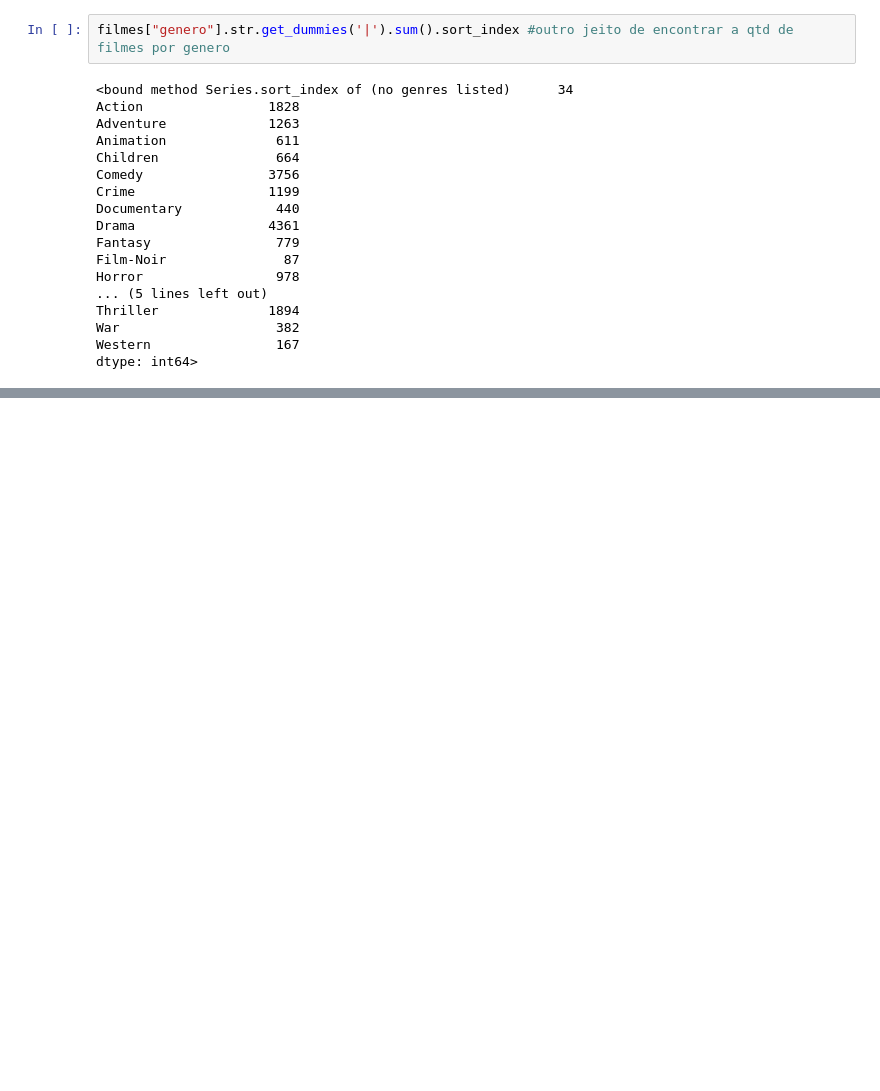
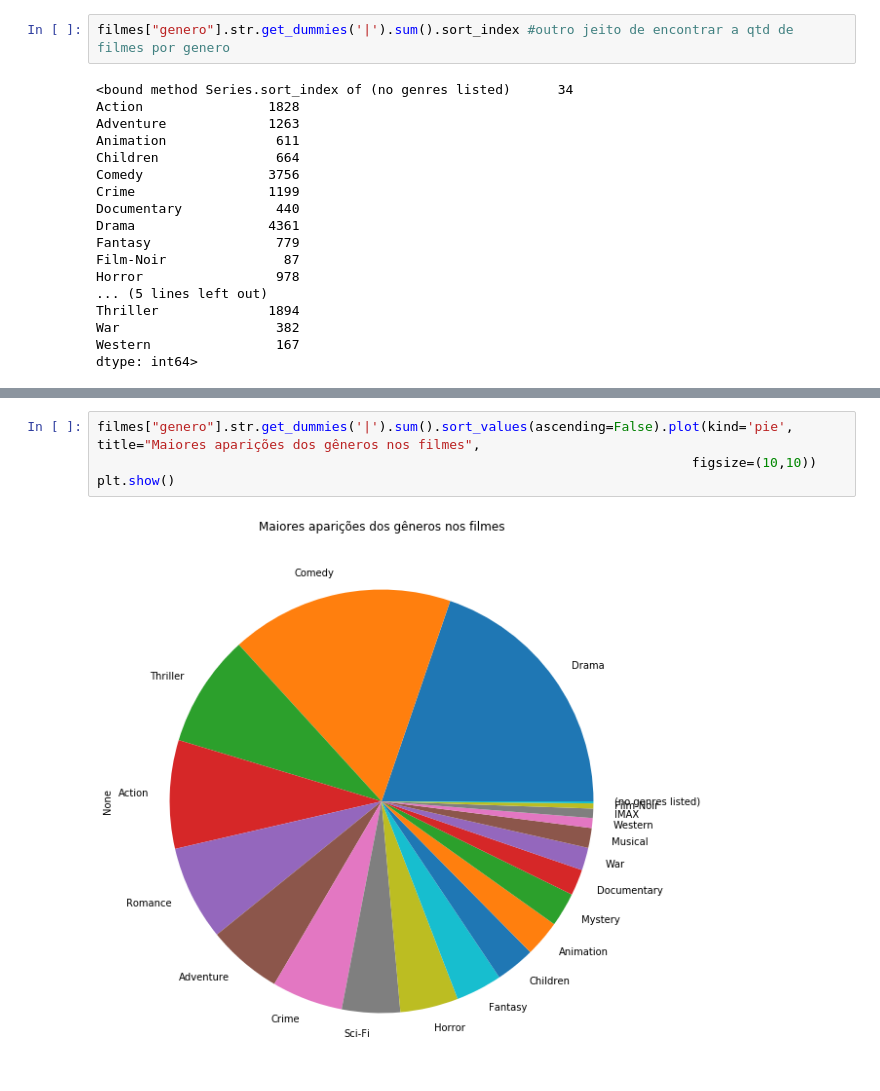
Before and after one commit to enzofuji/projects-of-data-science, a Jupyter notebook: aula01-e-aula02/aula01-e-aula02-filmes.ipynb, the cells around one changed output, grey strips where cells are left out. Drawn from its saved outputs; the diff is of its cells as text; blank space fills up the shorter version.

```diff
--- a/aula01-e-aula02/aula01-e-aula02-filmes.ipynb
+++ b/aula01-e-aula02/aula01-e-aula02-filmes.ipynb
@@ -748,0 +749,6 @@ dtype: int64>
+# %%
+filmes["genero"].str.get_dummies('|').sum().sort_values(ascending=False).plot(kind='pie', title="Maiores aparições dos gêneros nos filmes",
+                                                                            figsize=(10,10))
+plt.show()
+# %% [output]
+[figure, added]
```
Also changed, not shown: parts of 30 cells of this notebook.
